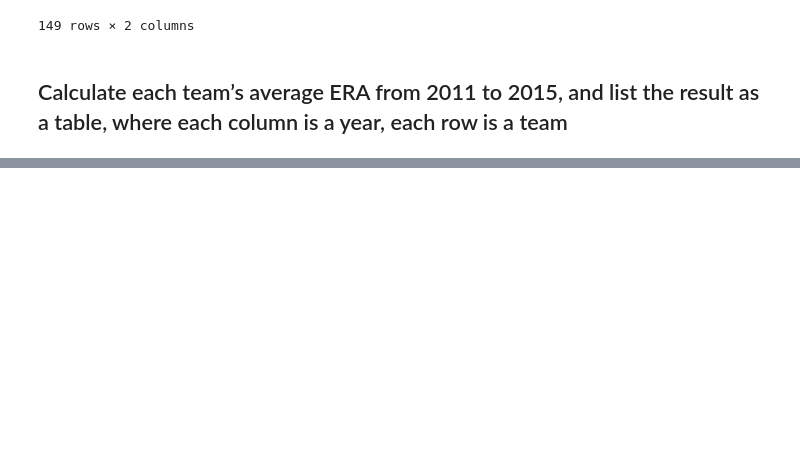
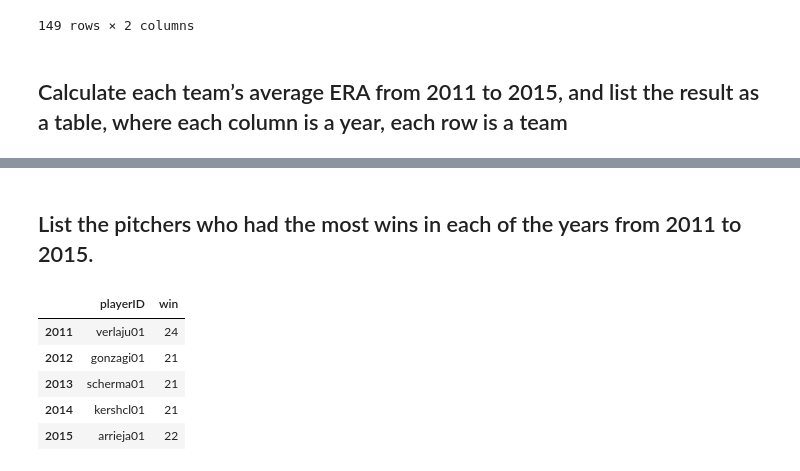
Before and after one commit to andy7gogo/data-Visulation, a Jupyter notebook: question1.ipynb, the cells around one changed output, grey strips where cells are left out. Cells and saved outputs as stored; diff of their text form; code cells hidden in the pictures; blank space fills up the shorter version.

```diff
--- a/question1.ipynb
+++ b/question1.ipynb
@@ -185,0 +287,68 @@ da
+# %% [markdown]
+## List the pitchers who had the most wins in each of the years from 2011 to 2015.
+# %%
+data = df.query("yearID== [2011,2012,2013,2014,2015]")
+player = data["playerID"].values
+wins = data["W"].values
+yea = data["yearID"].values
+year = [2011,2012,2013,2014,2015]
+
+pla = set(player)
+pitcher = list(pla)
+wintotal = []
+
+for i in range(len(pitcher)):
+    tempall = []
+    for j in range(len(year)):
+        total = []
+        for k in range(len(data)):
+            if(pitcher[i]==player[k] and year[j]==yea[k]):
+                total.append(wins[k])
+
+        sum =0
+        for q in total:
+            sum +=q
+
+        tempall.append(sum)
+
+    wintotal.append(tempall)
+
+list2011 = []
+for i in range(len(wintotal)):
+    list2011.append(wintotal[i][0])
+
+list2012 = []
+for i in range(len(wintotal)):
+    list2012.append(wintotal[i][1])
+
+list2013 = []
+for i in range(len(wintotal)):
+    list2013.append(wintotal[i][2])
+
+list2014 = []
+for i in range(len(wintotal)):
+    list2014.append(wintotal[i][3])
+
+list2015 = []
+for i in range(len(wintotal)):
+    list2015.append(wintotal[i][4])
+
+# answer = {"2011":list2011,"2012":list2012,"2013":list2013,"2014":list2014,"2015":list2015}
+# meanERA = pd.DataFrame(answer,index = pitcher)
+# meanERA.sort_values(by="2015")
+
+
+
+winplayer = ["verlaju01","gonzagi01","scherma01","kershcl01","arrieja01"]
+win = [24,21,21,21,22]
+
+answer1 = {"playerID":winplayer,"win":win}
+meanERA = pd.DataFrame(answer1,index = year)
+meanERA
+# %% [output]
+|  | playerID | win |
+| 2011 | verlaju01 | 24 |
+| 2012 | gonzagi01 | 21 |
+| 2013 | scherma01 | 21 |
+| 2014 | kershcl01 | 21 |
+| 2015 | arrieja01 | 22 |
```
Also changed, not shown: parts of 6 cells of this notebook.
